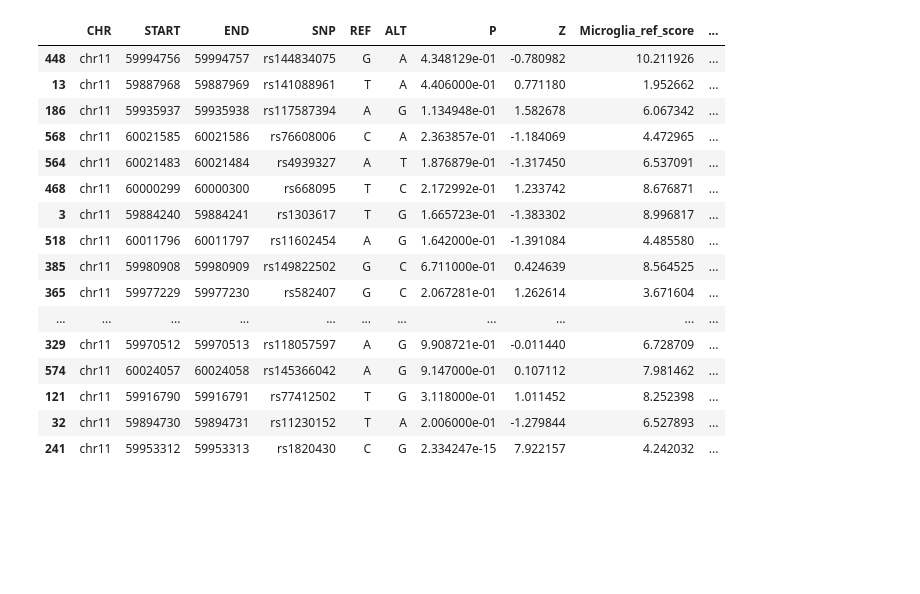
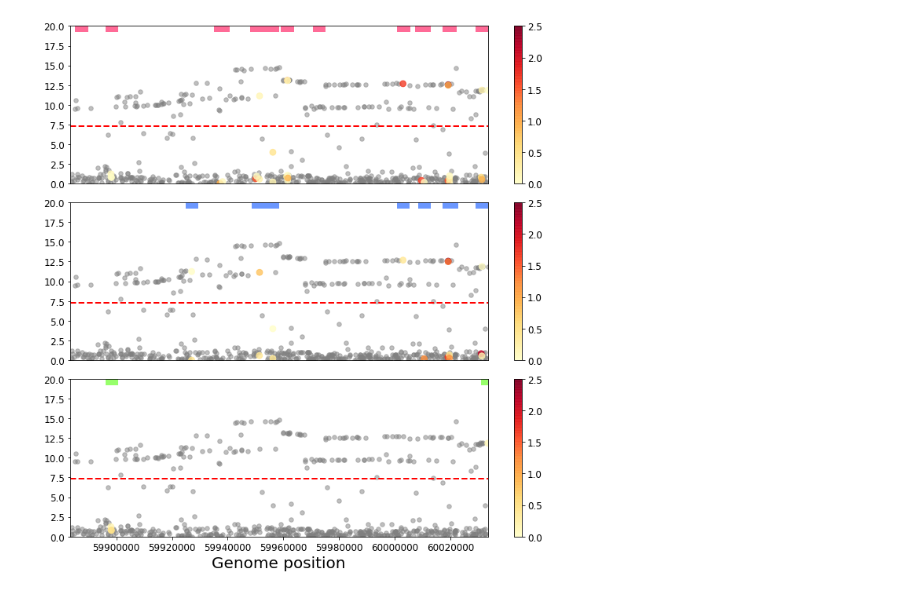
Before and after one commit to pfenninglab/ad_variants, a Jupyter notebook: score_different_regions_and_plot.ipynb, the cells around one changed output. Drawn from its saved outputs; the diff is of its cells as text; code cells hidden in the pictures; blank space fills up the shorter version.

```diff
--- a/score_different_regions_and_plot.ipynb
+++ b/score_different_regions_and_plot.ipynb
@@ -92,7 +89,9 @@ snp_info
+# %%
+snp_info_bed = pybedtools.BedTool(os.path.join(rootPath,"jansen_snps_intersecting_ms4a_region_2_150kb_hg19_alleles.txt"))
 # %%
-intersections = {}
+peaksIntersectingRegion = {}
 for key in cell_type_beds:
-    intersections[key] = pybedtools.bedtool.BedTool.intersect(cell_type_beds[key],
+    peaksIntersectingRegion[key] = pybedtools.bedtool.BedTool.intersect(cell_type_beds[key],
                                                               region_bed,
                                                               u=True
                                                              )
@@ -123,0 +105,14 @@ snp_info
+# %%
+for key in bulk_models_list:
+    model = bulk_models_list[key]
+    intersecting_or_not = np.array([int(val[8]) > 0 for val in snpsIntersectingPeaks[key]])
+    intersecting_or_not = np.reshape(intersecting_or_not, (intersecting_or_not.shape[0],1))
+    ref_score = model.predict(ref_X)
+    alt_score = model.predict(alt_X)
+    effect_score = ref_score - alt_score
+    effect_score_normed = effect_score/effect_score_standard_deviations[key]
+    snp_info[key+"_intersecting"] = intersecting_or_not
+    snp_info[key+"_ref_score"] = [ref_score[i,0] if intersecting_or_not[i,0] else None for i in range(len(ref_score))]
+    snp_info[key+"_alt_score"] = [alt_score[i,0] if intersecting_or_not[i,0] else None for i in range(len(alt_score))]
+    snp_info[key+"_effect_score"] = [effect_score[i,0] if intersecting_or_not[i,0] else None for i in range(len(effect_score))]
+    snp_info[key+"_effect_score_normed"] = [effect_score_normed[i,0] if intersecting_or_not[i,0] else None for i in range(len(effect_score_normed))]
@@ -124,11 +140,11 @@ snp_info
 # %%
-fig,axs = plt.subplots(3,1, figsize=(20,5))
+fig,axs = plt.subplots(3,1, figsize=(10,10))
 fig.subplots_adjust(hspace=0)
 
 
-for i,key in enumerate(intersections):
+for i,key in enumerate(peaksIntersectingRegion):
     print(i,key)
-    for interval in intersections[key]:
+    for interval in peaksIntersectingRegion[key]:
         interval_start = int(interval[1])
         interval_end = int(interval[2])
         plot_start = 1.0*(interval_start - region_start)/(region_length)
@@ -139,14 +155,27 @@ for i,key in enumerate(intersections):
         axs[i].axhline(y=20,xmin=plot_start,xmax=plot_end, lw=15, c=colorsDict[key])
 
 
-    im = axs[i].scatter(snp_info["END"],
-                        -np.log10(snp_info["P"]),
-                        c=np.absolute(snp_info[key+"_effect_score"]),
-                        cmap="Reds",
-                        alpha=0.5,
-                        s=50,
-                        rasterized=True)
+    snp_info_na_snps = snp_info.loc[snp_info[key+"_intersecting"]==False]
+    snp_info_scored_snps = snp_info.loc[snp_info[key+"_intersecting"]==True]
+
+    im = axs[i].scatter(snp_info_na_snps["END"],
+                    -np.log10(snp_info_na_snps["P"]),
+                    c='gray',
+                    alpha=0.5,
+                    s=30,
+                    rasterized=True)
+    im = axs[i].scatter(snp_info_scored_snps["END"],
+                    -np.log10(snp_info_scored_snps["P"]),
+                    c=np.absolute(snp_info_scored_snps[key+"_effect_score_normed"]),
+                    cmap="YlOrRd",
+                    vmin=0,
+                    vmax=2.5,
+                    alpha=0.8,
+                    s=60,
+                    rasterized=True)
+
     axs[i].tick_params(axis='both', which='major', labelsize=12)
+    axs[i].axhline(y=-np.log10(5e-8), linestyle='--', c='red', linewidth=2)
     axs[i].set_ylim([0,20])
     axs[i].set_xlim([region_start, region_end])
     axs[i].set_ylabel = key
@@ -161,7 +190,6 @@ axs[len(axs)-1].ticklabel_format(style='plain', useOffset=False)
 
 
 plt.tight_layout()
-plt.savefig("alpk2_region_1_50kb_scores.svg")
-plt.close()
+plt.show()
 # %% [output]
 0 Monocyte
@@ -184,23 +212,4 @@ plt.close()
+[figure, added]
-# %%
-snp_info.sort_values(by="Monocyte_effect_score").head(50)
-# %% [output]
-|  | CHR | START | END | SNP | REF | ALT | P | Z | Microglia_ref_score | ... |
-| 448 | chr11 | 59994756 | 59994757 | rs144834075 | G | A | 4.348129e-01 | -0.780982 | 10.211926 | ... |
-| 13 | chr11 | 59887968 | 59887969 | rs141088961 | T | A | 4.406000e-01 | 0.771180 | 1.952662 | ... |
-| 186 | chr11 | 59935937 | 59935938 | rs117587394 | A | G | 1.134948e-01 | 1.582678 | 6.067342 | ... |
-| 568 | chr11 | 60021585 | 60021586 | rs76608006 | C | A | 2.363857e-01 | -1.184069 | 4.472965 | ... |
-| 564 | chr11 | 60021483 | 60021484 | rs4939327 | A | T | 1.876879e-01 | -1.317450 | 6.537091 | ... |
-| 468 | chr11 | 60000299 | 60000300 | rs668095 | T | C | 2.172992e-01 | 1.233742 | 8.676871 | ... |
-| 3 | chr11 | 59884240 | 59884241 | rs1303617 | T | G | 1.665723e-01 | -1.383302 | 8.996817 | ... |
-| 518 | chr11 | 60011796 | 60011797 | rs11602454 | A | G | 1.642000e-01 | -1.391084 | 4.485580 | ... |
-| 385 | chr11 | 59980908 | 59980909 | rs149822502 | G | C | 6.711000e-01 | 0.424639 | 8.564525 | ... |
-| 365 | chr11 | 59977229 | 59977230 | rs582407 | G | C | 2.067281e-01 | 1.262614 | 3.671604 | ... |
-| ... | ... | ... | ... | ... | ... | ... | ... | ... | ... | ... |
-| 329 | chr11 | 59970512 | 59970513 | rs118057597 | A | G | 9.908721e-01 | -0.011440 | 6.728709 | ... |
-| 574 | chr11 | 60024057 | 60024058 | rs145366042 | A | G | 9.147000e-01 | 0.107112 | 7.981462 | ... |
-| 121 | chr11 | 59916790 | 59916791 | rs77412502 | T | G | 3.118000e-01 | 1.011452 | 8.252398 | ... |
-| 32 | chr11 | 59894730 | 59894731 | rs11230152 | T | A | 2.006000e-01 | -1.279844 | 6.527893 | ... |
-| 241 | chr11 | 59953312 | 59953313 | rs1820430 | C | G | 2.334247e-15 | 7.922157 | 4.242032 | ... |
 # %%
 #rs636317
 #rs76726049
```
Also changed, not shown: parts of 12 cells of this notebook.
